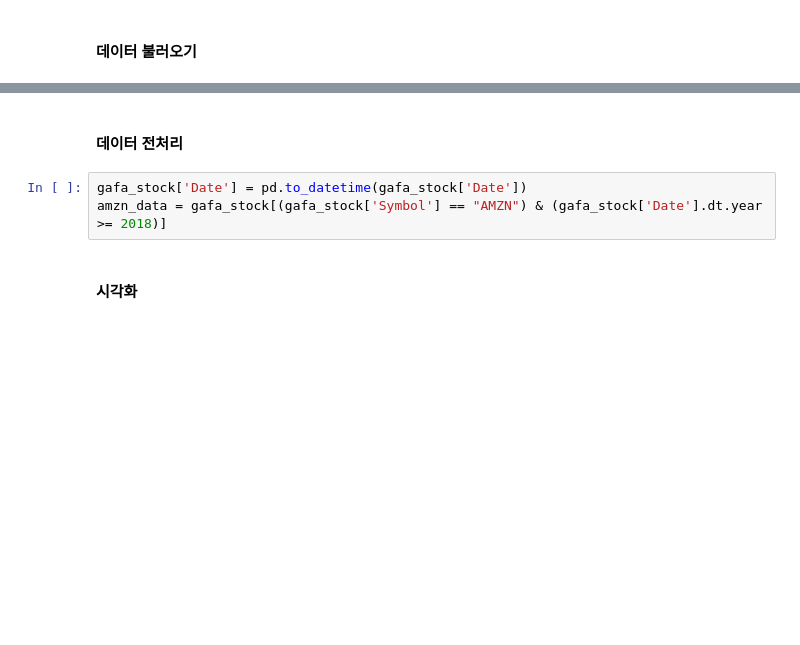
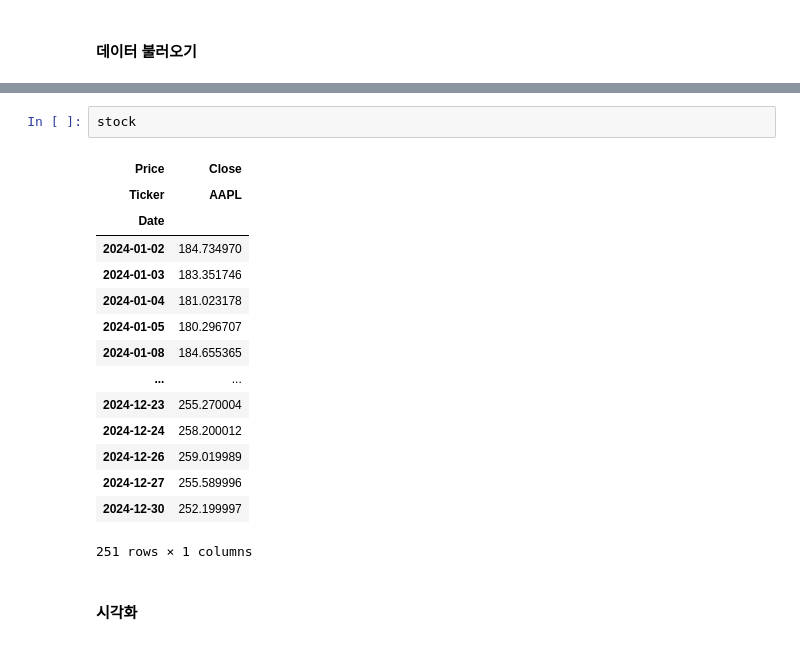
Before and after one commit to safeai-snu/Econometrics, a Jupyter notebook: Ch.2.2.Visualization_of_Time_series.ipynb, the cells around one changed output, grey strips where cells are left out. Cells and saved outputs as stored; diff of their text form; blank space fills up the shorter version.

```diff
--- a/Ch.2.2.Visualization_of_Time_series.ipynb
+++ b/Ch.2.2.Visualization_of_Time_series.ipynb
@@ -84,8 +97,21 @@ gafa_stock = pd.read_csv("https://raw.githubusercontent.com/safeai-snu/Econometr
-# %% [markdown]
-#### 데이터 전처리
-# %%
-gafa_stock['Date'] = pd.to_datetime(gafa_stock['Date'])
-amzn_data = gafa_stock[(gafa_stock['Symbol'] == "AMZN") & (gafa_stock['Date'].dt.year >= 2018)]
+# %%
+stock
+# %% [output]
+| Price | Close |
+| Ticker | AAPL |
+| Date |  |
+| 2024-01-02 | 184.734970 |
+| 2024-01-03 | 183.351746 |
+| 2024-01-04 | 181.023178 |
+| 2024-01-05 | 180.296707 |
+| 2024-01-08 | 184.655365 |
+| ... | ... |
+| 2024-12-23 | 255.270004 |
+| 2024-12-24 | 258.200012 |
+| 2024-12-26 | 259.019989 |
+| 2024-12-27 | 255.589996 |
+| 2024-12-30 | 252.199997 |
+251 rows × 1 columns
 # %% [markdown]
 #### 시각화
 # %%
```
Also changed, not shown: parts of 3 cells of this notebook, 6 other files.
